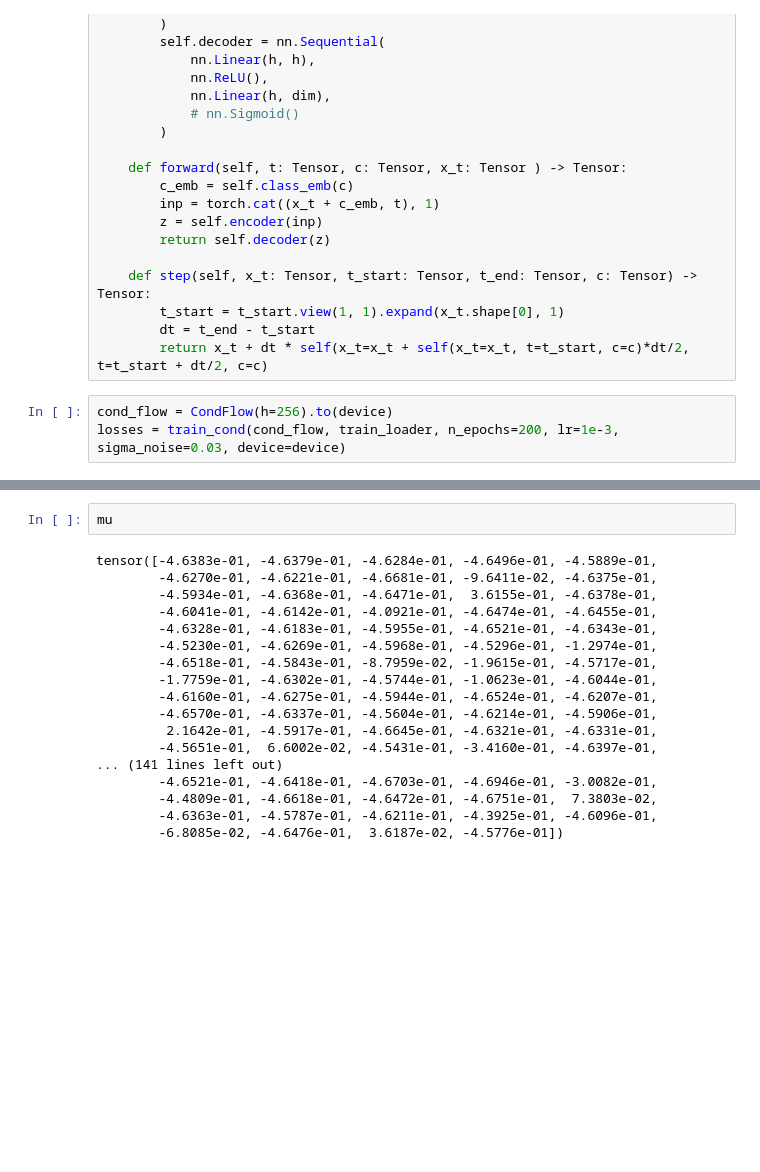
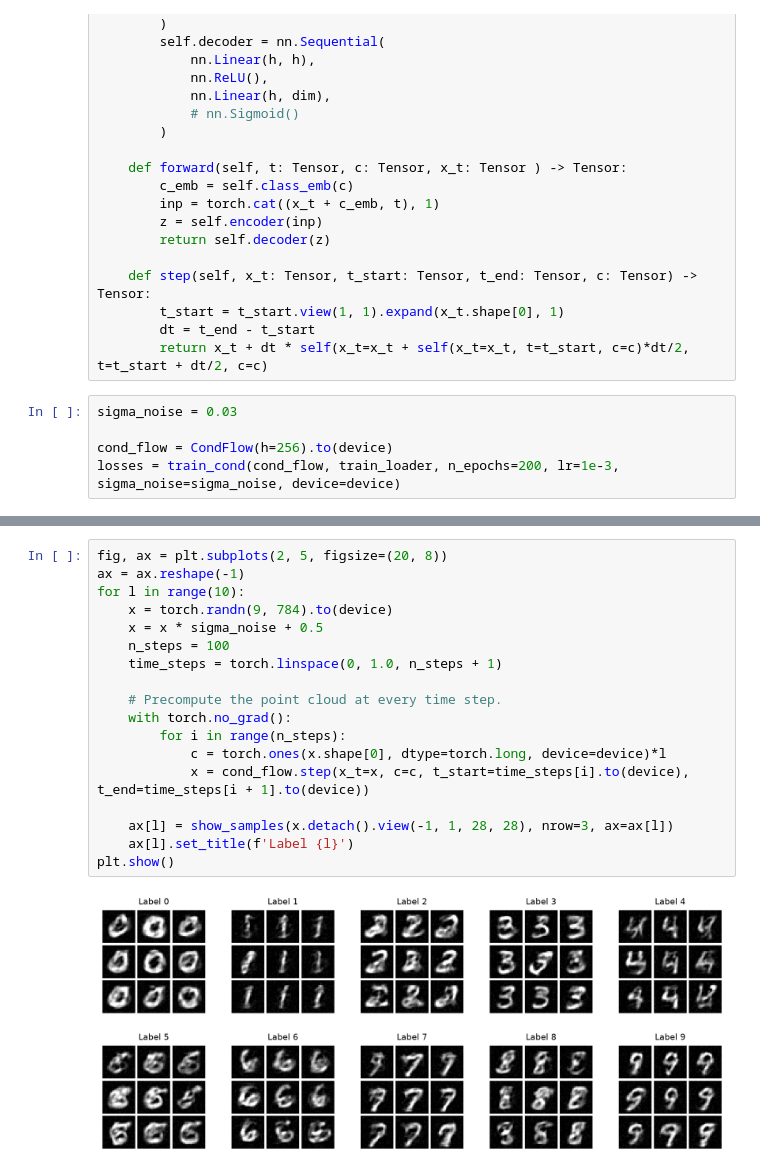
Before and after one commit to sabalanya/flow-matching, a Jupyter notebook: notebooks/mnist/mnist_cond_image_embeddings.ipynb, the cells around one changed output, grey strips where cells are left out. Drawn from its saved outputs; the diff is of its cells as text; blank space fills up the shorter version.

```diff
--- a/notebooks/mnist/mnist_cond_image_embeddings.ipynb
+++ b/notebooks/mnist/mnist_cond_image_embeddings.ipynb
@@ -115,5 +130,7 @@ class CondFlow(nn.Module):
         dt = t_end - t_start
         return x_t + dt * self(x_t=x_t + self(x_t=x_t, t=t_start, c=c)*dt/2, t=t_start + dt/2, c=c)
 # %%
+sigma_noise = 0.03
+
 cond_flow = CondFlow(h=256).to(device)
-losses = train_cond(cond_flow, train_loader, n_epochs=200, lr=1e-3, sigma_noise=0.03, device=device)
+losses = train_cond(cond_flow, train_loader, n_epochs=200, lr=1e-3, sigma_noise=sigma_noise, device=device)
@@ -138,20 +157,20 @@ plt.show()
 # %%
-mu
+fig, ax = plt.subplots(2, 5, figsize=(20, 8))
+ax = ax.reshape(-1)
+for l in range(10):
+    x = torch.randn(9, 784).to(device)
+    x = x * sigma_noise + 0.5
+    n_steps = 100
+    time_steps = torch.linspace(0, 1.0, n_steps + 1)
+
+    # Precompute the point cloud at every time step.
+    with torch.no_grad():
+        for i in range(n_steps):
+            c = torch.ones(x.shape[0], dtype=torch.long, device=device)*l
+            x = cond_flow.step(x_t=x, c=c, t_start=time_steps[i].to(device), t_end=time_steps[i + 1].to(device))
+
+    ax[l] = show_samples(x.detach().view(-1, 1, 28, 28), nrow=3, ax=ax[l])
+    ax[l].set_title(f'Label {l}')
+plt.show()
 # %% [output]
-tensor([-4.6383e-01, -4.6379e-01, -4.6284e-01, -4.6496e-01, -4.5889e-01,
-        -4.6270e-01, -4.6221e-01, -4.6681e-01, -9.6411e-02, -4.6375e-01,
-        -4.5934e-01, -4.6368e-01, -4.6471e-01,  3.6155e-01, -4.6378e-01,
-        -4.6041e-01, -4.6142e-01, -4.0921e-01, -4.6474e-01, -4.6455e-01,
-        -4.6328e-01, -4.6183e-01, -4.5955e-01, -4.6521e-01, -4.6343e-01,
-        -4.5230e-01, -4.6269e-01, -4.5968e-01, -4.5296e-01, -1.2974e-01,
-        -4.6518e-01, -4.5843e-01, -8.7959e-02, -1.9615e-01, -4.5717e-01,
-        -1.7759e-01, -4.6302e-01, -4.5744e-01, -1.0623e-01, -4.6044e-01,
-        -4.6160e-01, -4.6275e-01, -4.5944e-01, -4.6524e-01, -4.6207e-01,
-        -4.6570e-01, -4.6337e-01, -4.5604e-01, -4.6214e-01, -4.5906e-01,
-         2.1642e-01, -4.5917e-01, -4.6645e-01, -4.6321e-01, -4.6331e-01,
-        -4.5651e-01,  6.6002e-02, -4.5431e-01, -3.4160e-01, -4.6397e-01,
-... (141 lines left out)
-        -4.6521e-01, -4.6418e-01, -4.6703e-01, -4.6946e-01, -3.0082e-01,
-        -4.4809e-01, -4.6618e-01, -4.6472e-01, -4.6751e-01,  7.3803e-02,
-        -4.6363e-01, -4.5787e-01, -4.6211e-01, -4.3925e-01, -4.6096e-01,
-        -6.8085e-02, -4.6476e-01,  3.6187e-02, -4.5776e-01])
+[figure, added]
```
Also changed, not shown: parts of 5 cells of this notebook, 9 other files.
